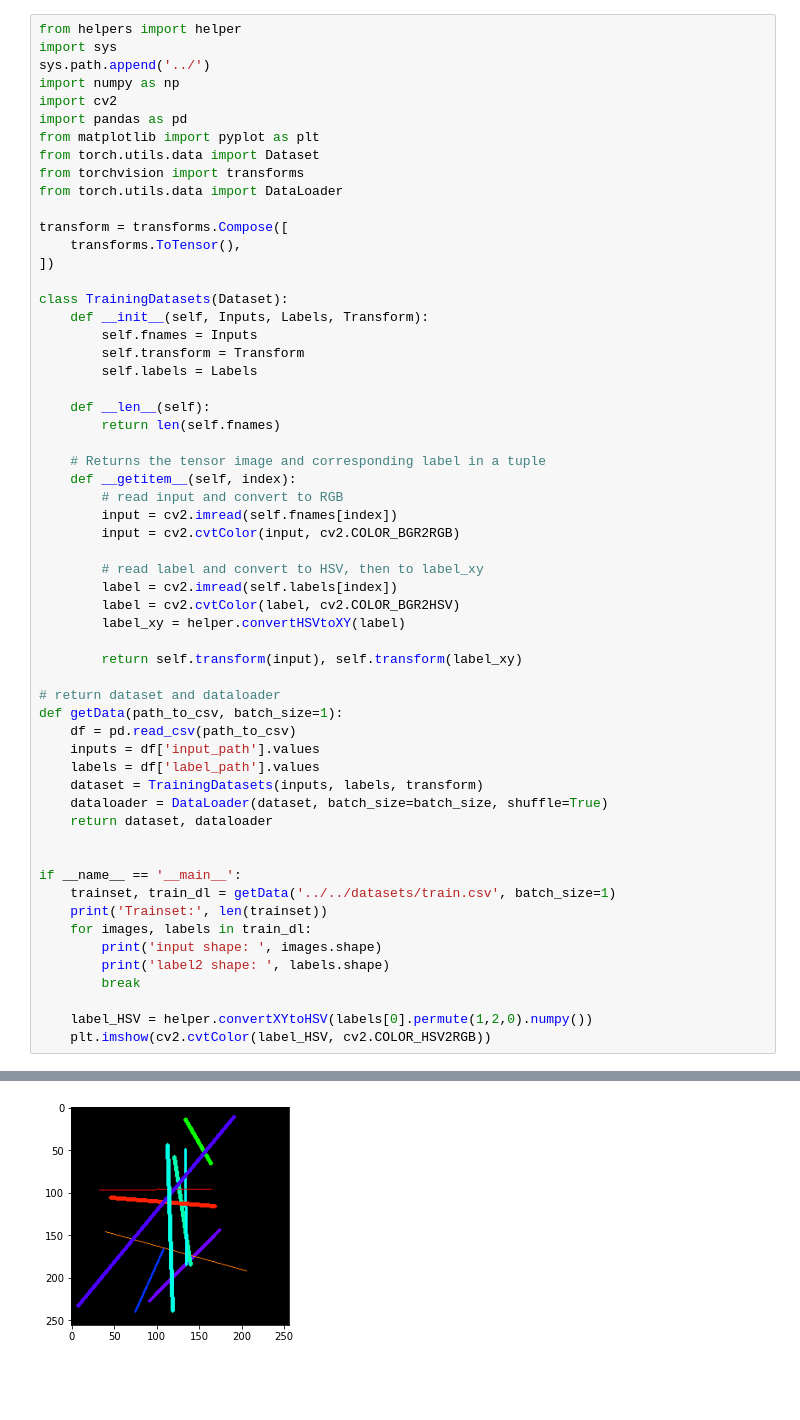
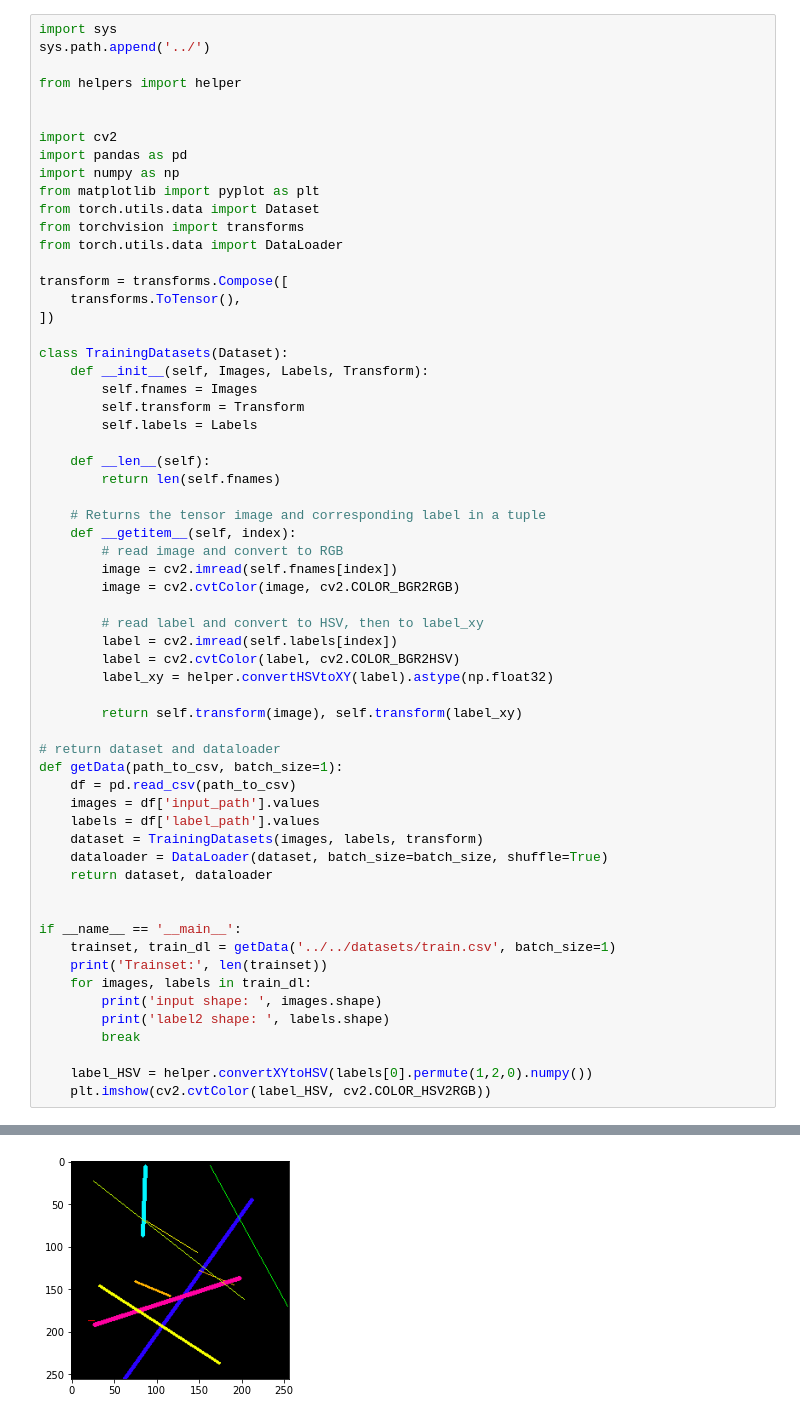
Before and after one commit to liuyoshio/visual-illusion, a Jupyter notebook: dataloaders/dataloader.ipynb, the cells around one changed output, grey strips where cells are left out. Drawn from its saved outputs; the diff is of its cells as text; blank space fills up the shorter version.

Commit message:
input to image

```diff
--- a/dataloaders/dataloader.ipynb
+++ b/dataloaders/dataloader.ipynb
@@ -1,10 +1,13 @@
 # %%
-from helpers import helper
 import sys
 sys.path.append('../')
-import numpy as np
+
+from helpers import helper
+
+
 import cv2
 import pandas as pd
+import numpy as np
 from matplotlib import pyplot as plt
 from torch.utils.data import Dataset
 from torchvision import transforms
@@ -15,8 +18,8 @@ transform = transforms.Compose([
 ])
 
 class TrainingDatasets(Dataset):
-    def __init__(self, Inputs, Labels, Transform):
-        self.fnames = Inputs
+    def __init__(self, Images, Labels, Transform):
+        self.fnames = Images
         self.transform = Transform
         self.labels = Labels
 
@@ -25,39 +28,39 @@ class TrainingDatasets(Dataset):
 
     # Returns the tensor image and corresponding label in a tuple
     def __getitem__(self, index):
-        # read input and convert to RGB
-        input = cv2.imread(self.fnames[index])
-        input = cv2.cvtColor(input, cv2.COLOR_BGR2RGB)
+        # read image and convert to RGB
+        image = cv2.imread(self.fnames[index])
+        image = cv2.cvtColor(image, cv2.COLOR_BGR2RGB)
 
         # read label and convert to HSV, then to label_xy
         label = cv2.imread(self.labels[index])
         label = cv2.cvtColor(label, cv2.COLOR_BGR2HSV)
-        label_xy = helper.convertHSVtoXY(label)
+        label_xy = helper.convertHSVtoXY(label).astype(np.float32)
 
-        return self.transform(input), self.transform(label_xy)
+        return self.transform(image), self.transform(label_xy)
 
 # return dataset and dataloader
 def getData(path_to_csv, batch_size=1):
     df = pd.read_csv(path_to_csv)
-    inputs = df['input_path'].values
+    images = df['input_path'].values
     labels = df['label_path'].values
-    dataset = TrainingDatasets(inputs, labels, transform)
+    dataset = TrainingDatasets(images, labels, transform)
     dataloader = DataLoader(dataset, batch_size=batch_size, shuffle=True)
     return dataset, dataloader
 
 
 if __name__ == '__main__':
     trainset, train_dl = getData('../../datasets/train.csv', batch_size=1)
     print('Trainset:', len(trainset))
     for images, labels in train_dl:
         print('input shape: ', images.shape)
         print('label2 shape: ', labels.shape)
         break
 
     label_HSV = helper.convertXYtoHSV(labels[0].permute(1,2,0).numpy())
     plt.imshow(cv2.cvtColor(label_HSV, cv2.COLOR_HSV2RGB))
 # %% [output]
 Trainset: 1000
 input shape:  torch.Size([1, 3, 256, 256])
 label2 shape:  torch.Size([1, 2, 256, 256])
-[figure, old version]
+[figure, new version]
```
Also changed, not shown: 7 other files.
